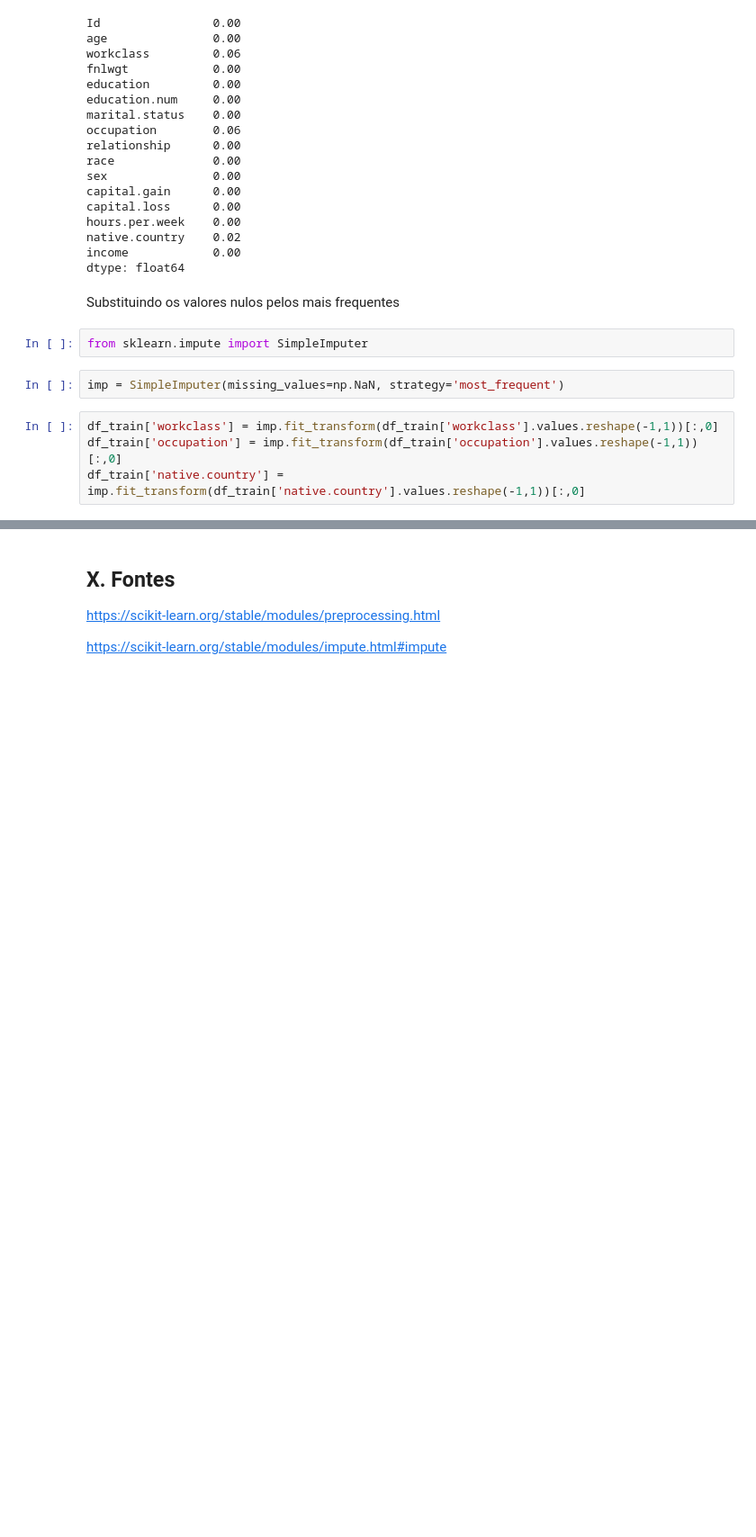
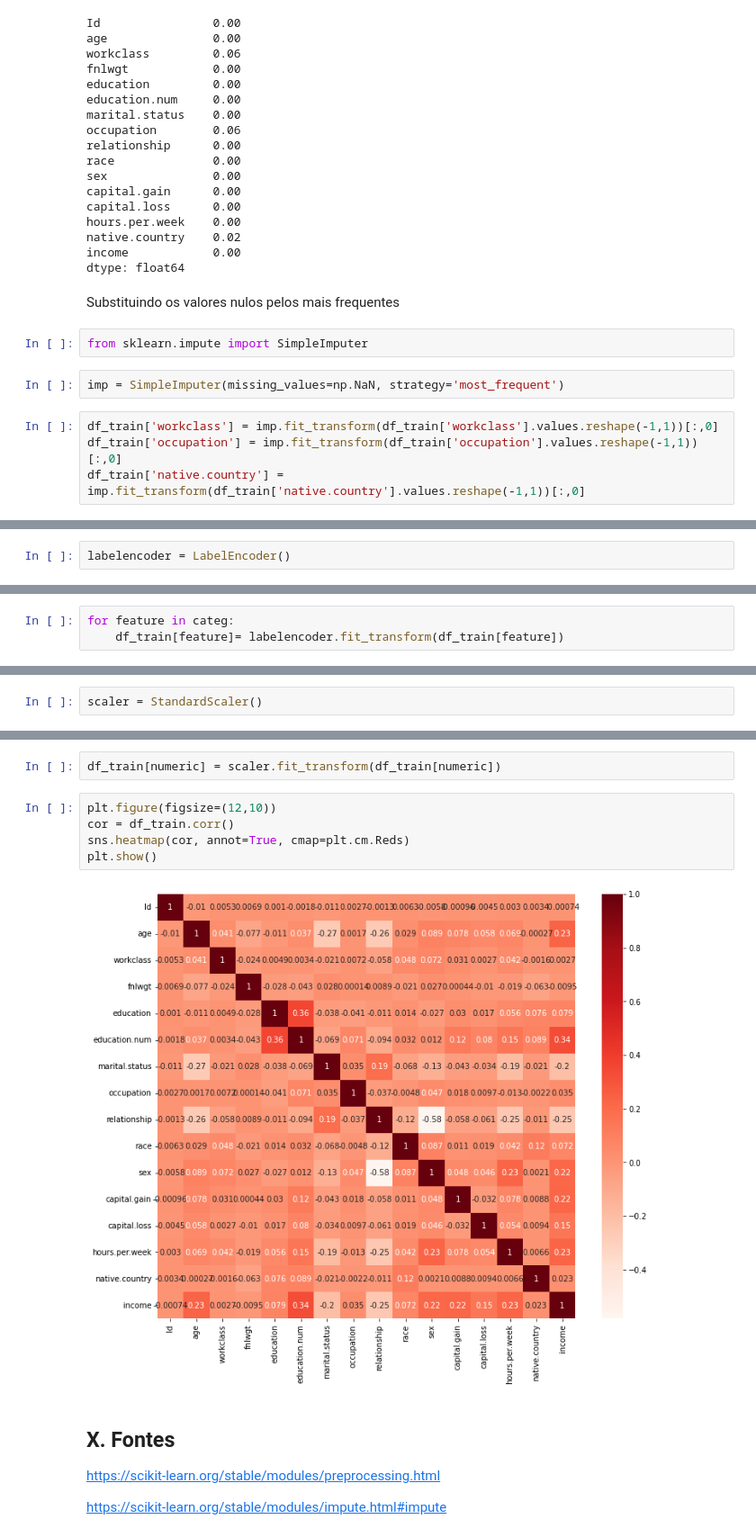
Before and after one commit to SalisEduardo/PMR3508, a Jupyter notebook: Adults Dataset/resoulução.ipynb, the cells around one changed output, grey strips where cells are left out. Shown: that part at 90% size. Saved outputs shown, nothing was run; the diff lists cells and outputs as text; blank space fills up the shorter version.

```diff
--- a/Adults Dataset/resoulução.ipynb
+++ b/Adults Dataset/resoulução.ipynb
@@ -215,0 +209,2 @@ df_train['native.country'] = imp.fit_transform(df_train['native.country'].values
+# %%
+labelencoder = LabelEncoder()
@@ -215,0 +222,3 @@ df_train['native.country'] = imp.fit_transform(df_train['native.country'].values
+# %%
+for feature in categ:
+    df_train[feature]= labelencoder.fit_transform(df_train[feature])
@@ -215,0 +238,2 @@ df_train['native.country'] = imp.fit_transform(df_train['native.country'].values
+# %%
+scaler = StandardScaler()
@@ -216,3 +276,12 @@ df_train['native.country'] = imp.fit_transform(df_train['native.country'].values
+# %%
+df_train[numeric] = scaler.fit_transform(df_train[numeric])
+# %%
+plt.figure(figsize=(12,10))
+cor = df_train.corr()
+sns.heatmap(cor, annot=True, cmap=plt.cm.Reds)
+plt.show()
+# %% [output]
+[figure, added]
 # %% [markdown]
 ## X. Fontes
 https://scikit-learn.org/stable/modules/preprocessing.html
```
Also changed, not shown: parts of 15 cells of this notebook.
